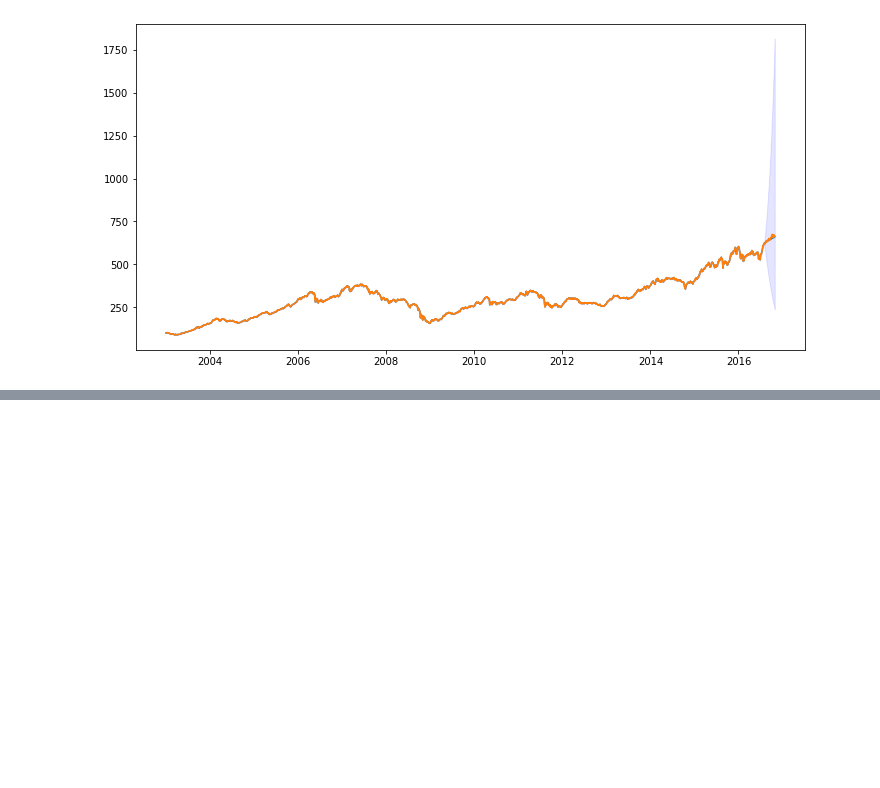
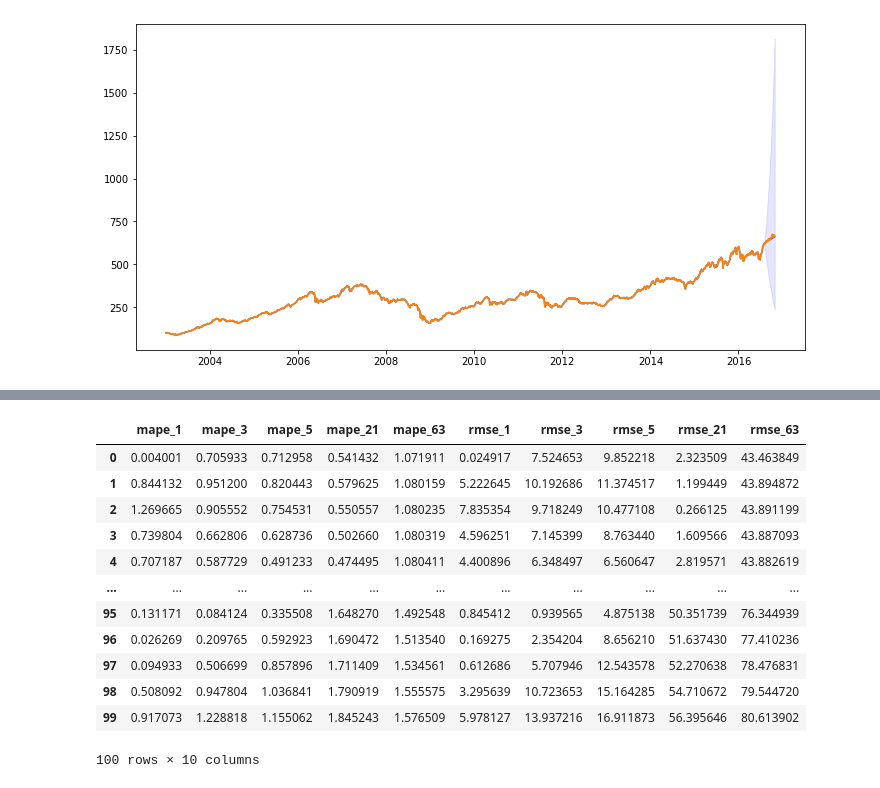
Before and after one commit to ulrikson/statistics-thesis, a Jupyter notebook: arch_evaluate.ipynb, the cells around one changed output, grey strips where cells are left out. Cells and saved outputs as stored; diff of their text form; code cells hidden in the pictures; blank space fills up the shorter version.

```diff
--- a/arch_evaluate.ipynb
+++ b/arch_evaluate.ipynb
@@ -132,0 +137,7 @@ plot_df.index[-63:]
+# %%
+r_cross_df = pd.read_csv('data/r_cross_val.csv')
+
+r_cross_df['error'] = r_cross_df['forecast'] - r_cross_df['Close']
+r_cross_df['abs_error'] = np.abs(r_cross_df['forecast'] - r_cross_df['Close'])
+
+r_cross_df
@@ -132,0 +158,57 @@ plot_df.index[-63:]
+# %%
+def cross_evaluate(df, n_periods):
+    n_periods = 62 if n_periods == 63 else n_periods
+    df = df[-63:-63+n_periods]
+    mape = ((df["abs_error"] / df["Close"]).sum() / n_periods) * 100
+    rmse = math.sqrt(pow(df["error"].sum(), 2) / n_periods)
+    return mape, rmse
+
+cross_df = pd.DataFrame(columns=[
+    "mape_1",
+    "mape_3",
+    "mape_5",
+    "mape_21",
+    "mape_63",
+    "rmse_1",
+    "rmse_3",
+    "rmse_5",
+    "rmse_21",
+    "rmse_63"
+])
+
+for i in range(100):
+    cross_merged_df = r_cross_df[i:i+63]
+    one = cross_evaluate(cross_merged_df, 1)
+    three = cross_evaluate(cross_merged_df, 3)
+    five = cross_evaluate(cross_merged_df, 5)
+    twentyone = cross_evaluate(cross_merged_df, 21)
+    sixtythree = cross_evaluate(cross_merged_df, 63)
+
+    cross_df = cross_df.append({
+        'mape_1': one[0],
+        'mape_3': three[0],
+        'mape_5': five[0],
+        'mape_21': twentyone[0],
+        'mape_63': sixtythree[0],
+        'rmse_1': one[1],
+        'rmse_3': three[1],
+        'rmse_5': five[1],
+        'rmse_21': twentyone[1],
+        'rmse_63': sixtythree[1],
+    }, ignore_index=True)
+
+cross_df
+# %% [output]
+|  | mape_1 | mape_3 | mape_5 | mape_21 | mape_63 | rmse_1 | rmse_3 | rmse_5 | rmse_21 | rmse_63 |
+| 0 | 0.004001 | 0.705933 | 0.712958 | 0.541432 | 1.071911 | 0.024917 | 7.524653 | 9.852218 | 2.323509 | 43.463849 |
+| 1 | 0.844132 | 0.951200 | 0.820443 | 0.579625 | 1.080159 | 5.222645 | 10.192686 | 11.374517 | 1.199449 | 43.894872 |
+| 2 | 1.269665 | 0.905552 | 0.754531 | 0.550557 | 1.080235 | 7.835354 | 9.718249 | 10.477108 | 0.266125 | 43.891199 |
+| 3 | 0.739804 | 0.662806 | 0.628736 | 0.502660 | 1.080319 | 4.596251 | 7.145399 | 8.763440 | 1.609566 | 43.887093 |
+| 4 | 0.707187 | 0.587729 | 0.491233 | 0.474495 | 1.080411 | 4.400896 | 6.348497 | 6.560647 | 2.819571 | 43.882619 |
+| ... | ... | ... | ... | ... | ... | ... | ... | ... | ... | ... |
+| 95 | 0.131171 | 0.084124 | 0.335508 | 1.648270 | 1.492548 | 0.845412 | 0.939565 | 4.875138 | 50.351739 | 76.344939 |
+| 96 | 0.026269 | 0.209765 | 0.592923 | 1.690472 | 1.513540 | 0.169275 | 2.354204 | 8.656210 | 51.637430 | 77.410236 |
+| 97 | 0.094933 | 0.506699 | 0.857896 | 1.711409 | 1.534561 | 0.612686 | 5.707946 | 12.543578 | 52.270638 | 78.476831 |
+| 98 | 0.508092 | 0.947804 | 1.036841 | 1.790919 | 1.555575 | 3.295639 | 10.723653 | 15.164285 | 54.710672 | 79.544720 |
+| 99 | 0.917073 | 1.228818 | 1.155062 | 1.845243 | 1.576509 | 5.978127 | 13.937216 | 16.911873 | 56.395646 | 80.613902 |
+100 rows × 10 columns
```
Also changed, not shown: parts of 6 cells of this notebook, 4 other files.
